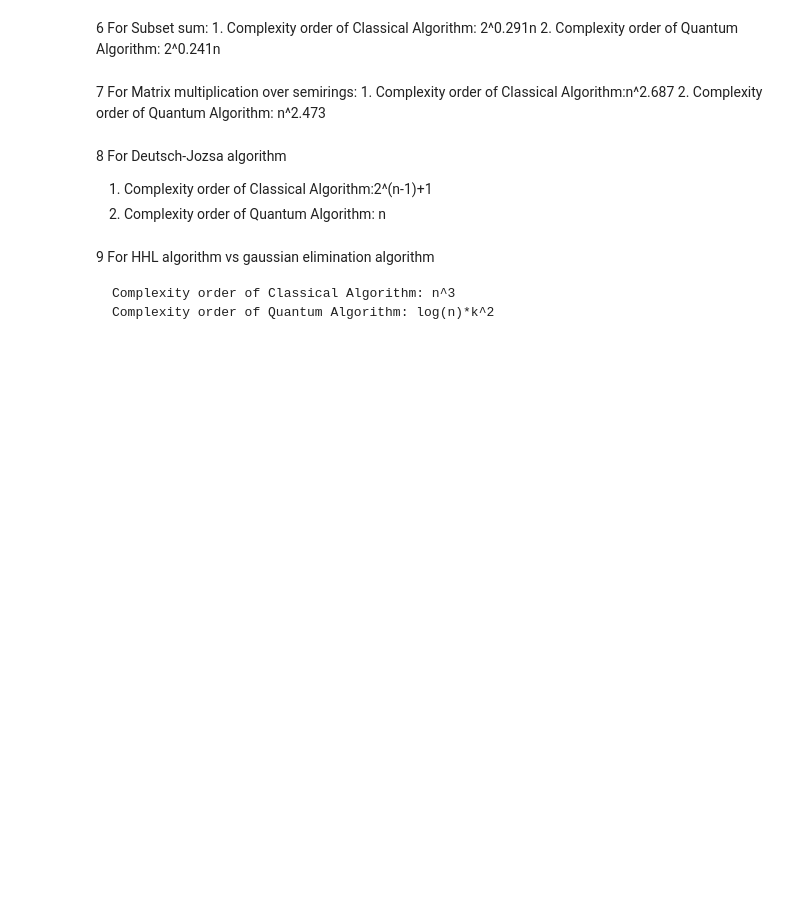
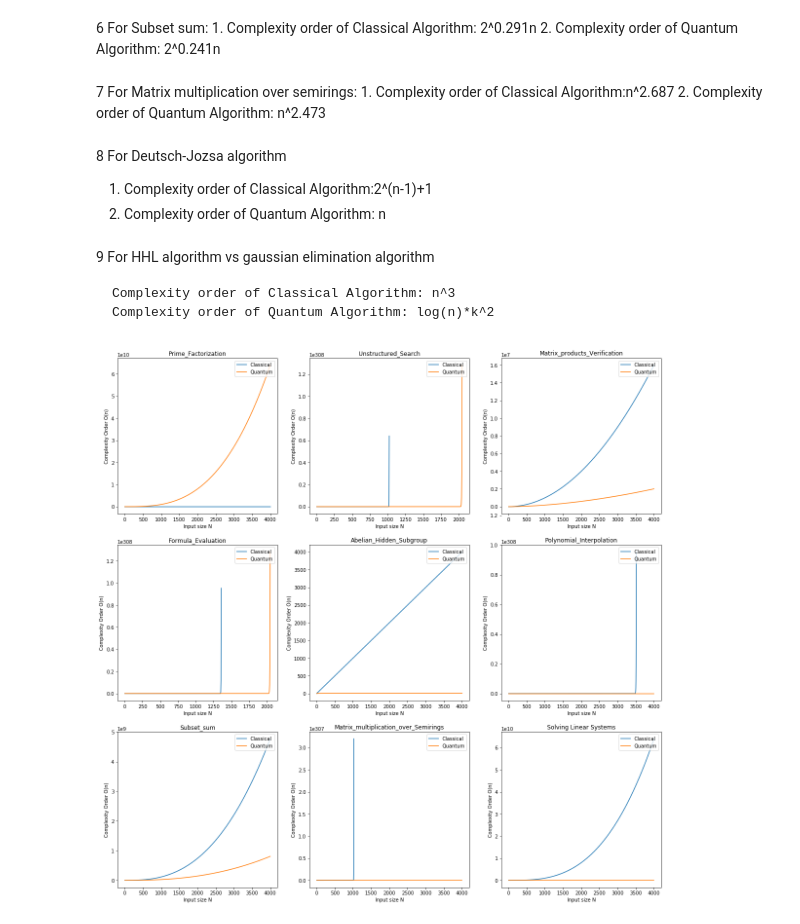
Before and after one commit to QML-UOS/quantum-advantage-teamentropy, a Jupyter notebook: v5.ipynb, the cells around one changed output. Drawn from its saved outputs; the diff is of its cells as text; code cells hidden in the pictures; blank space fills up the shorter version.

```diff
--- a/v5.ipynb
+++ b/v5.ipynb
@@ -112,24 +109,20 @@ algorithms = ['Prime_Factorization', 'Unstructured_Search', 'Matrix_products_Ver
               'Formula_Evaluation', 'Abelian_Hidden_Subgroup', 'Polynomial_Interpolation',\
               'Subset_sum', 'Matrix_multiplication_over_Semirings', 'Solving Linear Systems']
 # %%
-r1_comp = (np.array(quantum_comp)+np.array(classical_comp))/np.array(quantum_comp)
-r2_comp = np.array(classical_comp)/np.array(quantum_comp)
-r3_comp = (np.array(quantum_comp)+np.array(classical_comp))/np.array(classical_comp)
-r4_comp = np.array(quantum_comp)/np.array(classical_comp)
+%matplotlib inline
+
 plt.figure(figsize = (20,20))
 for i in range(1,10):
     plt.subplot(3,3,i)
-    #for j in range(0,2):
+
     plt.plot(N, classical_comp[i-1],label = 'Classical')
     plt.plot(N, quantum_comp[i-1], label = 'Quantum')
-    #plt.plot(N, r1_comp[i-1],label = 'ratio')
-    #plt.plot(N, r2_comp[i-1],label = 'ratio')
-    #plt.plot(N, r3_comp[i-1],label = 'ratio')
-    #plt.plot(N, r4_comp[i-1],label = 'ratio')
+
     plt.xlabel('Input size N')
     plt.ylabel('Complexity Order O(n)')
     plt.legend(loc = 'upper right')
     plt.title(algorithms[i-1])
-    #plt.autoscale(True,True,True)
 
 plt.show()
+# %% [output]
+[figure, added]
```
Also changed, not shown: parts of 3 cells of this notebook.
